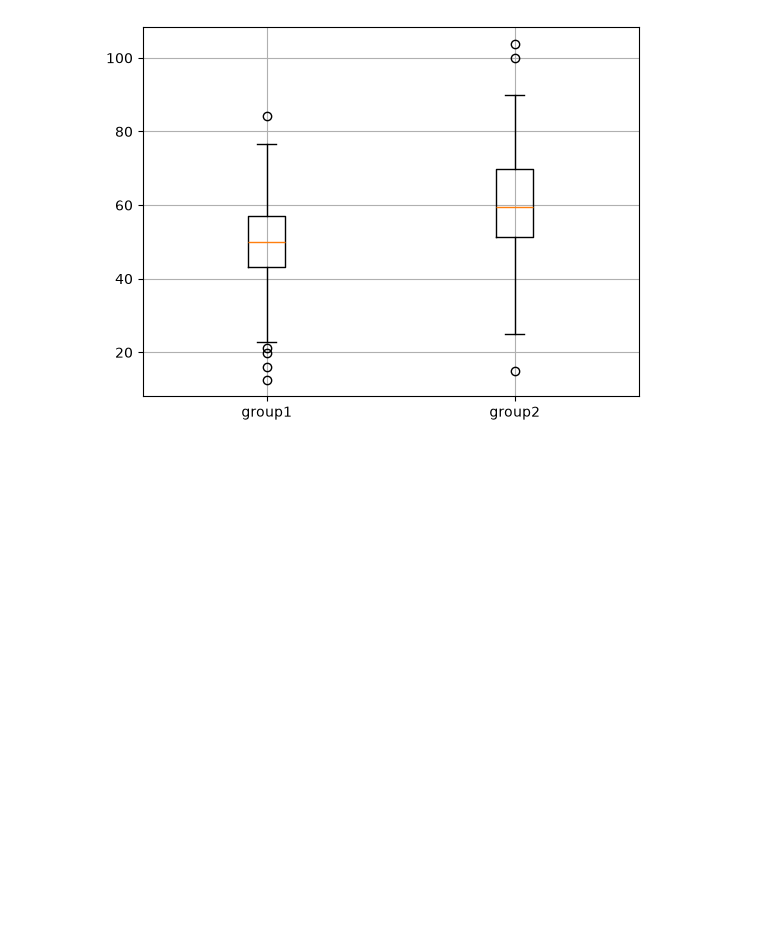
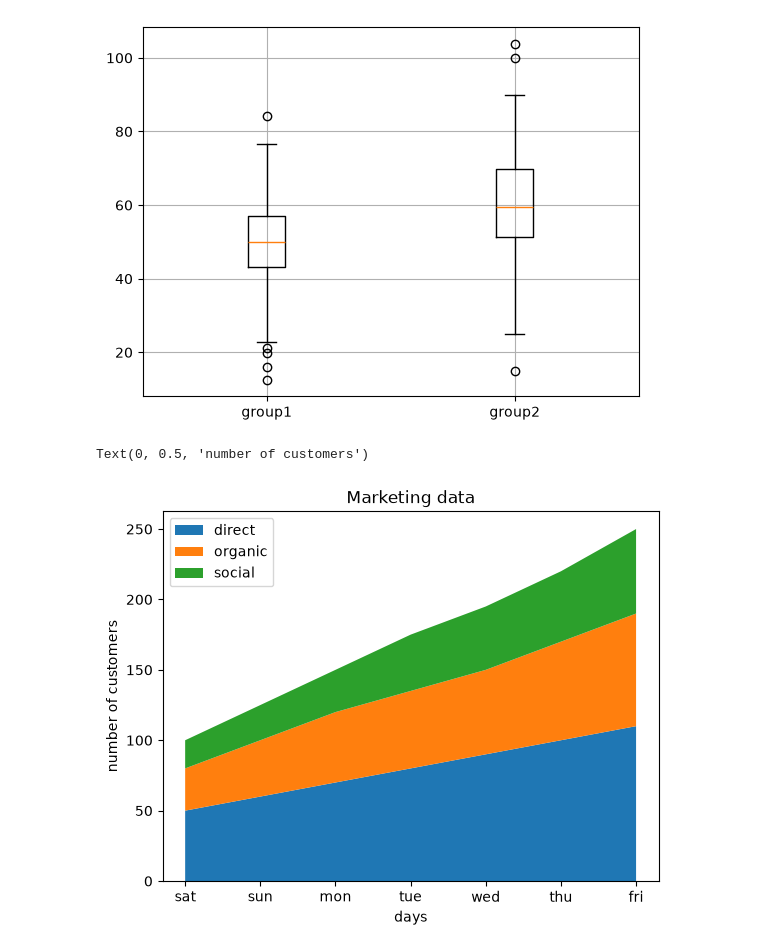
Before and after one commit to Nahin4200/AI-ML_learning_journey, a Jupyter notebook: matplotlib/matplotlib_01.ipynb, the cells around one changed output. Saved outputs shown, nothing was run; the diff lists cells and outputs as text; code cells hidden in the pictures; blank space fills up the shorter version.

Commit message:
add stack plot

```diff
--- a/matplotlib/matplotlib_01.ipynb
+++ b/matplotlib/matplotlib_01.ipynb
@@ -246,3 +246,20 @@ plt.boxplot([group1,group2], tick_labels = ["group1","group2"])
 plt.grid()
 # %% [output]
 [figure]
+# %%
+#stack plots
+days = ["sat","sun","mon","tue","wed","thu","fri"]
+direct_M = [50,60,70,80,90,100,110]
+organic_M  = [30,40,50,55,60,70,80]
+social_M = [20,25,30,40,45,50,60]
+
+# plt.pie([direct_M[0],organic_M[0], social_M[0]], labels = ["direct_M", "organic_M", "social_M"], autopct= "%1.1f%%")
+
+plt.stackplot(days, direct_M, organic_M, social_M, labels = ["direct","organic","social"])
+plt.legend()
+plt.title("Marketing data")
+plt.xlabel("days")
+plt.ylabel("number of customers")
+# %% [output]
+Text(0, 0.5, 'number of customers')
+[figure, added]
```
